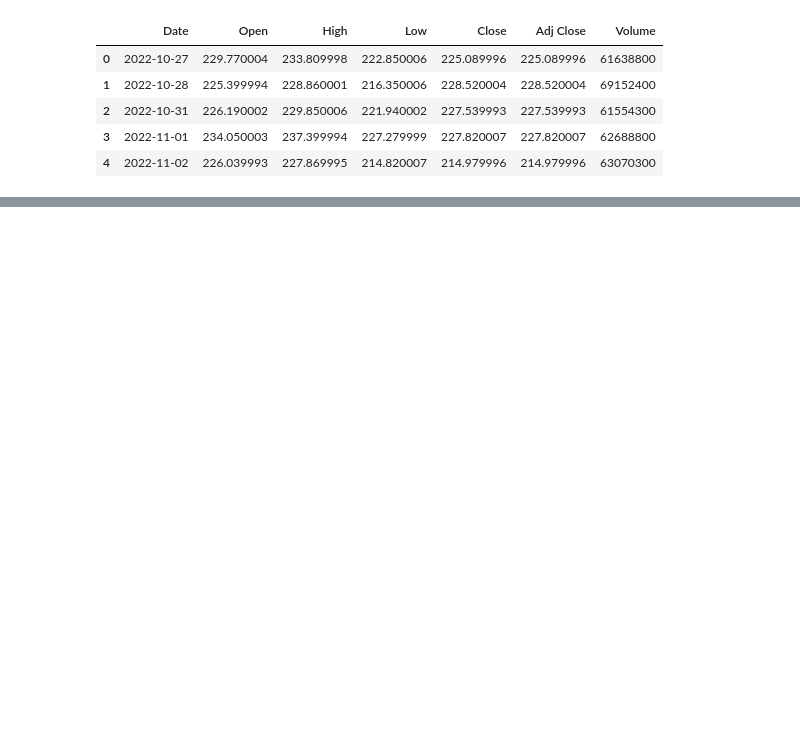
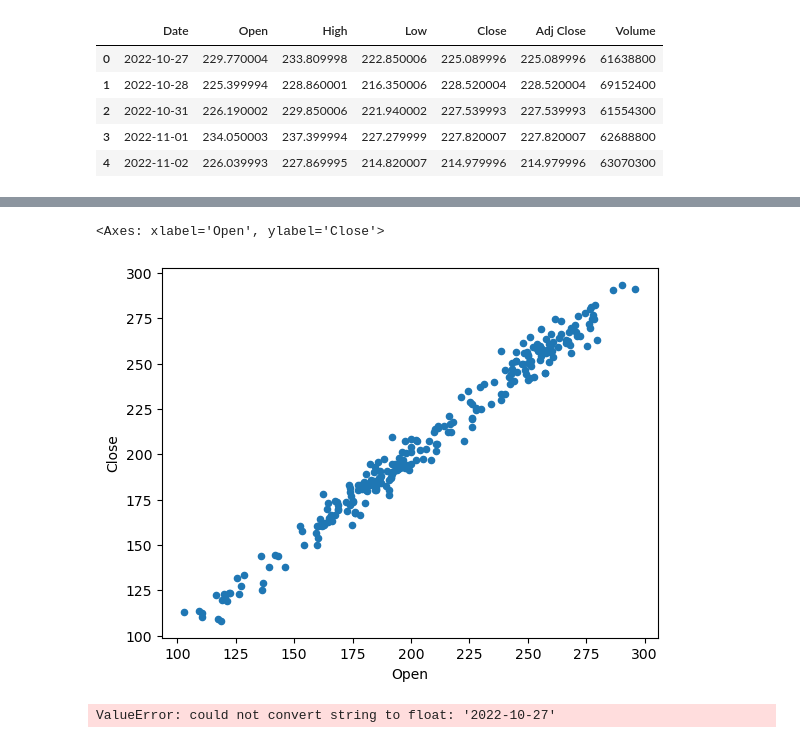
Before and after one commit to MathiasCK/AI_oblig2, a Jupyter notebook: index.ipynb, the cells around one changed output, grey strips where cells are left out. Cells and saved outputs as stored; diff of their text form; code cells hidden in the pictures; blank space fills up the shorter version.

```diff
--- a/index.ipynb
+++ b/index.ipynb
@@ -18,0 +40,9 @@ df.head()
+# %%
+df.plot.scatter(x = 1, y = 4)
+# %% [output]
+<Axes: xlabel='Open', ylabel='Close'>
+[figure, added]
+# %%
+corr = df.corr()
+# %% [output]
+ValueError: could not convert string to float: '2022-10-27'
```
Also changed, not shown: parts of 2 cells of this notebook.
